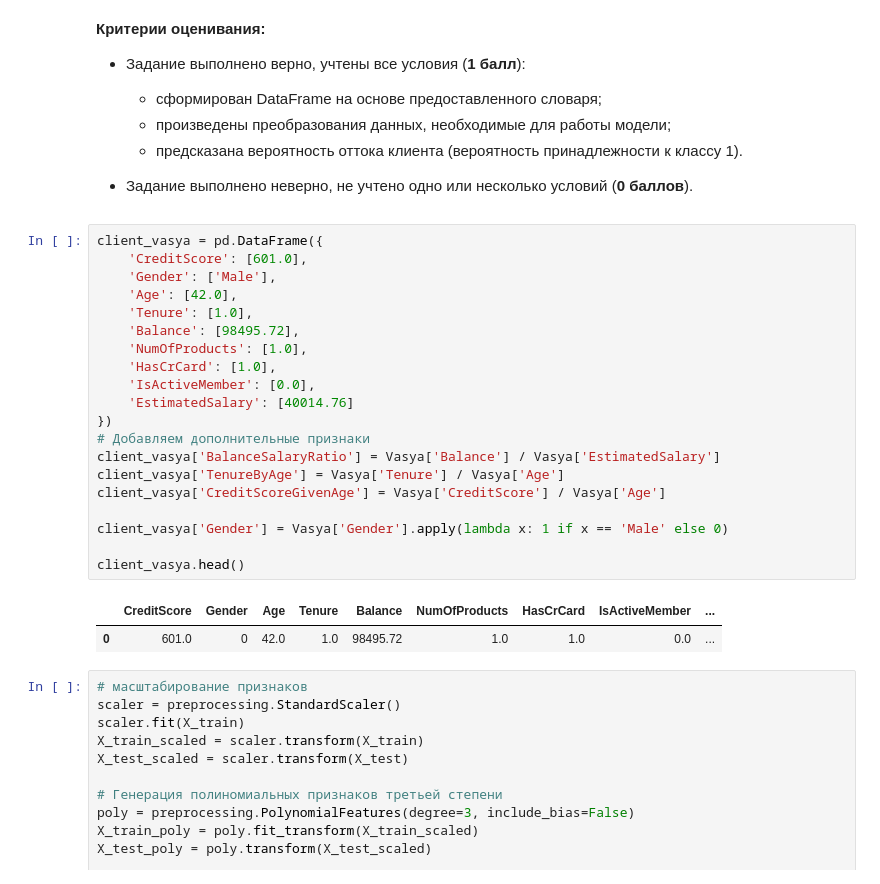
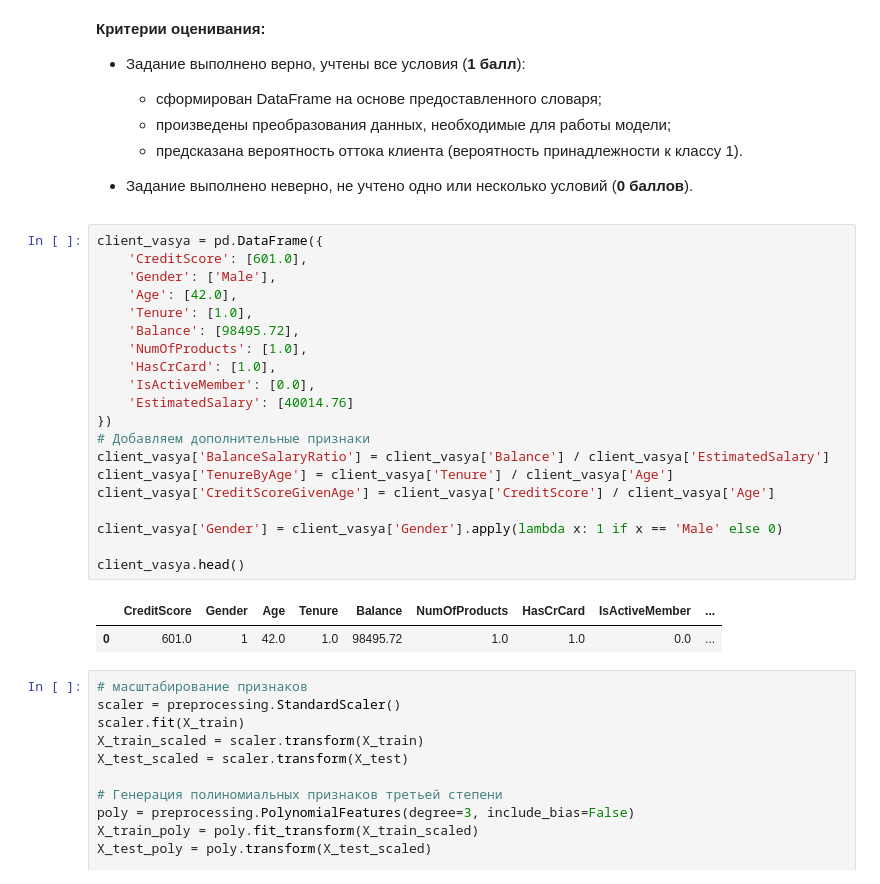
Before and after one commit to Kovyljan/sf_data_science, a Jupyter notebook: ML-3. Обучение с учителем_Классификация/ML-3._Практика._Ноутбук-шаблон.ipynb, the cells around one changed output. Drawn from its saved outputs; the diff is of its cells as text.

```diff
--- a/ML-3. Обучение с учителем_Классификация/ML-3._Практика._Ноутбук-шаблон.ipynb
+++ b/ML-3. Обучение с учителем_Классификация/ML-3._Практика._Ноутбук-шаблон.ipynb
@@ -1176,26 +1176,26 @@ weighted avg       0.79      0.79      0.79       628
 # %%
 client_vasya = pd.DataFrame({
     'CreditScore': [601.0],
     'Gender': ['Male'],
     'Age': [42.0],
     'Tenure': [1.0],
     'Balance': [98495.72],
     'NumOfProducts': [1.0],
     'HasCrCard': [1.0],
     'IsActiveMember': [0.0],
     'EstimatedSalary': [40014.76]
 })
 # Добавляем дополнительные признаки
-client_vasya['BalanceSalaryRatio'] = Vasya['Balance'] / Vasya['EstimatedSalary']
-client_vasya['TenureByAge'] = Vasya['Tenure'] / Vasya['Age']
-client_vasya['CreditScoreGivenAge'] = Vasya['CreditScore'] / Vasya['Age']
+client_vasya['BalanceSalaryRatio'] = client_vasya['Balance'] / client_vasya['EstimatedSalary']
+client_vasya['TenureByAge'] = client_vasya['Tenure'] / client_vasya['Age']
+client_vasya['CreditScoreGivenAge'] = client_vasya['CreditScore'] / client_vasya['Age']
 
-client_vasya['Gender'] = Vasya['Gender'].apply(lambda x: 1 if x == 'Male' else 0)
+client_vasya['Gender'] = client_vasya['Gender'].apply(lambda x: 1 if x == 'Male' else 0)
 
 client_vasya.head()
 # %% [output]
 |  | CreditScore | Gender | Age | Tenure | Balance | NumOfProducts | HasCrCard | IsActiveMember | ... |
-| 0 | 601.0 | 0 | 42.0 | 1.0 | 98495.72 | 1.0 | 1.0 | 0.0 | ... |
+| 0 | 601.0 | 1 | 42.0 | 1.0 | 98495.72 | 1.0 | 1.0 | 0.0 | ... |
 # %%
 # масштабирование признаков
 scaler = preprocessing.StandardScaler()
```
